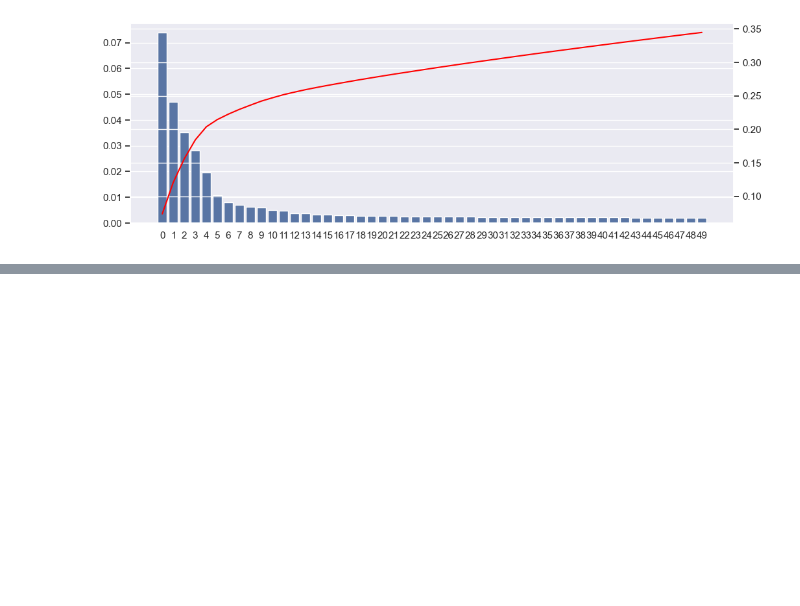
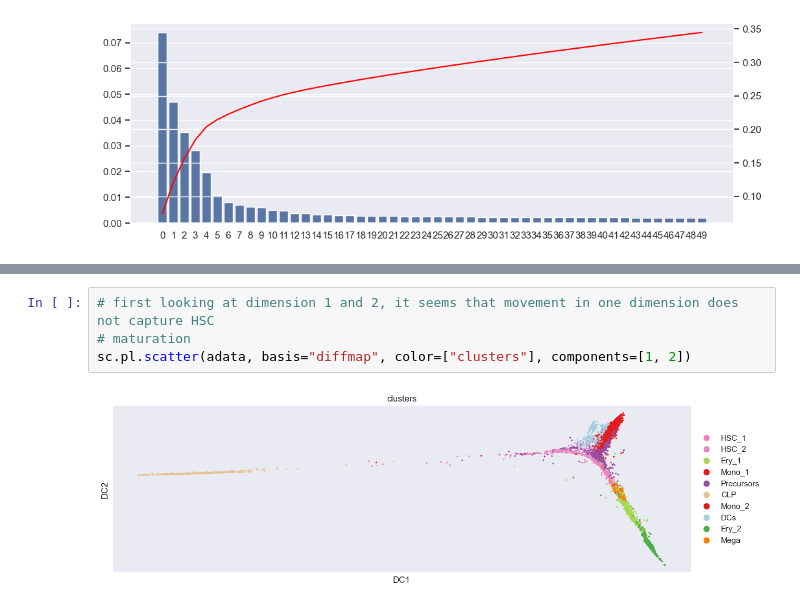
Before and after one commit to Reese-Martin/scRNAseq_analysis, a Jupyter notebook: trajectory_analysis/sc_pseudotime.ipynb, the cells around one changed output, grey strips where cells are left out. Cells and saved outputs as stored; diff of their text form; blank space fills up the shorter version.

```diff
--- a/trajectory_analysis/sc_pseudotime.ipynb
+++ b/trajectory_analysis/sc_pseudotime.ipynb
@@ -72,0 +100,6 @@ sc.pp.neighbors(adata, n_pcs=10) # neighbor based clustering using first 10 pcs
+# %%
+# first looking at dimension 1 and 2, it seems that movement in one dimension does not capture HSC
+# maturation
+sc.pl.scatter(adata, basis="diffmap", color=["clusters"], components=[1, 2])
+# %% [output]
+[figure, added]
```
Also changed, not shown: parts of 11 cells of this notebook.
